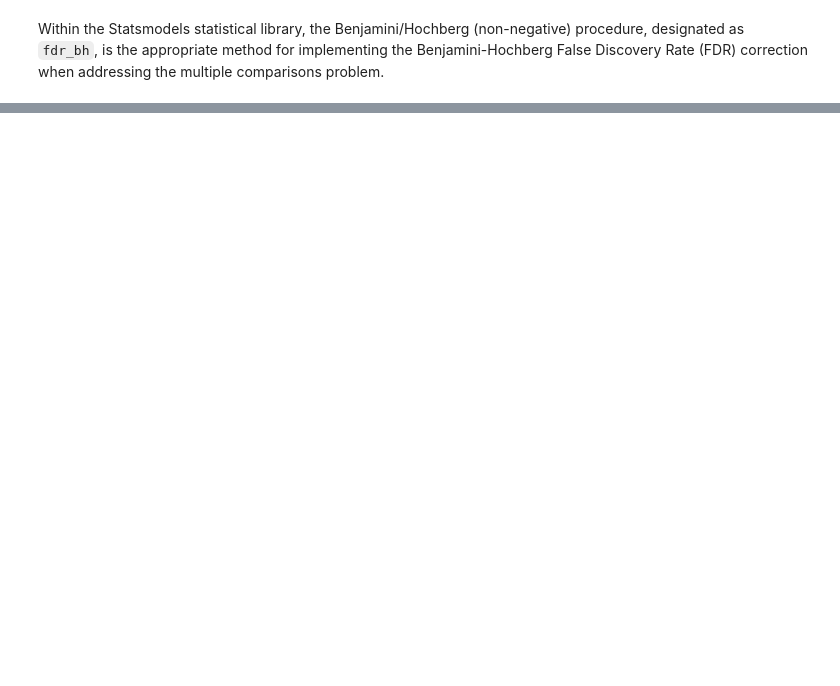
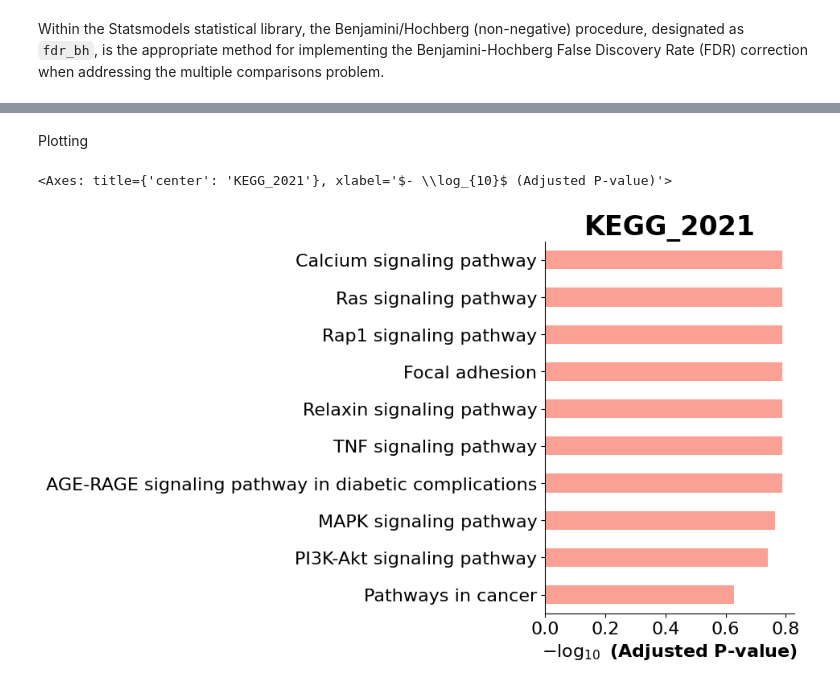
Before and after one commit to poshraj24/Gene-Set-Enrichment-Analysis, a Jupyter notebook: Gene_Set_Enrichment_Analysis.ipynb, the cells around one changed output, grey strips where cells are left out. Cells and saved outputs as stored; diff of their text form; code cells hidden in the pictures; blank space fills up the shorter version.

```diff
--- a/Gene_Set_Enrichment_Analysis.ipynb
+++ b/Gene_Set_Enrichment_Analysis.ipynb
@@ -223,0 +395,12 @@ Columns in results_df: Index(['Gene', 'p_value', 'log2_fold_change'], dtype='obj
+# %%
+#For KEGG_2021_Human
+enr_KEGG = gp.enrichr(gene_list=gene_names,
+ gene_sets=['KEGG_2021_Human'],
+ organism='Human',
+
+ outdir=None,
+ cutoff=0.05
+ )
+if enr_KEGG.results.empty:
+    print("No significant results found. Check your gene list and gene set selection.")
+enr_KEGG.results.head(10)
@@ -223,0 +419,7 @@ Columns in results_df: Index(['Gene', 'p_value', 'log2_fold_change'], dtype='obj
+# %% [markdown]
+Plotting
+# %%
+barplot(enr_KEGG.res2d,title='KEGG_2021',cutoff=0.25)
+# %% [output]
+<Axes: title={'center': 'KEGG_2021'}, xlabel='$- \\log_{10}$ (Adjusted P-value)'>
+[figure, added]
```
Also changed, not shown: parts of 73 cells of this notebook.
